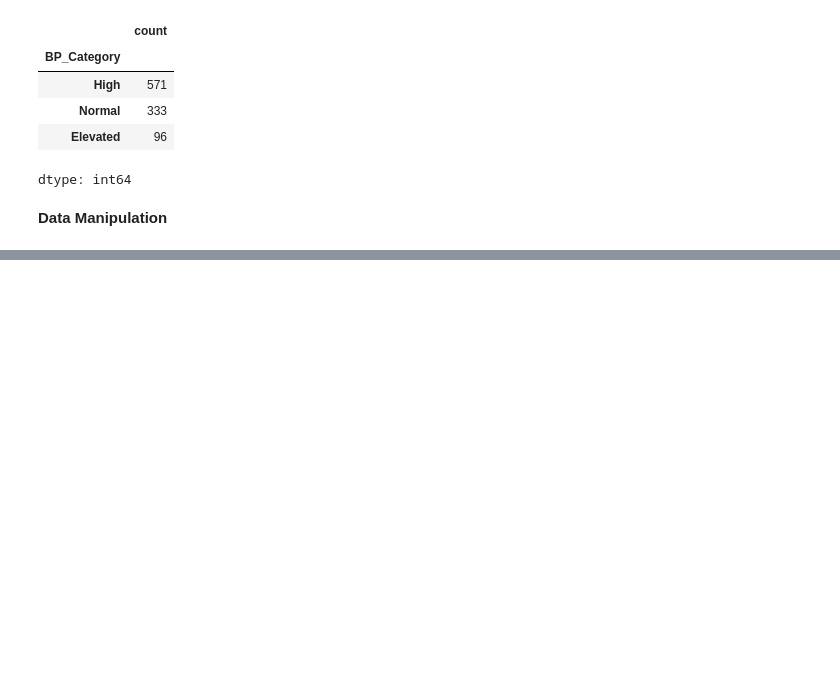
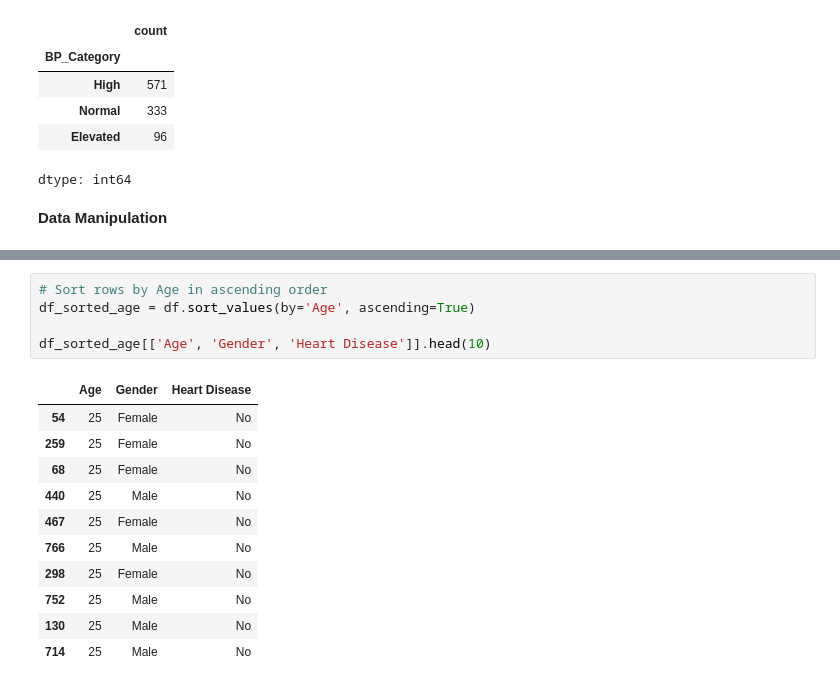
Before and after one commit to Ashishjoshi794/heart-disease-prediction, a Jupyter notebook: heart_disease_prediction.ipynb, the cells around one changed output, grey strips where cells are left out. Drawn from its saved outputs; the diff is of its cells as text; blank space fills up the shorter version.

```diff
--- a/heart_disease_prediction.ipynb
+++ b/heart_disease_prediction.ipynb
@@ -334,0 +361,17 @@ dtype: int64
+# %%
+# Sort rows by Age in ascending order
+df_sorted_age = df.sort_values(by='Age', ascending=True)
+
+df_sorted_age[['Age', 'Gender', 'Heart Disease']].head(10)
+# %% [output]
+|  | Age | Gender | Heart Disease |
+| 54 | 25 | Female | No |
+| 259 | 25 | Female | No |
+| 68 | 25 | Female | No |
+| 440 | 25 | Male | No |
+| 467 | 25 | Female | No |
+| 766 | 25 | Male | No |
+| 298 | 25 | Female | No |
+| 752 | 25 | Male | No |
+| 130 | 25 | Male | No |
+| 714 | 25 | Male | No |
```
Also changed, not shown: parts of 9 cells of this notebook.
